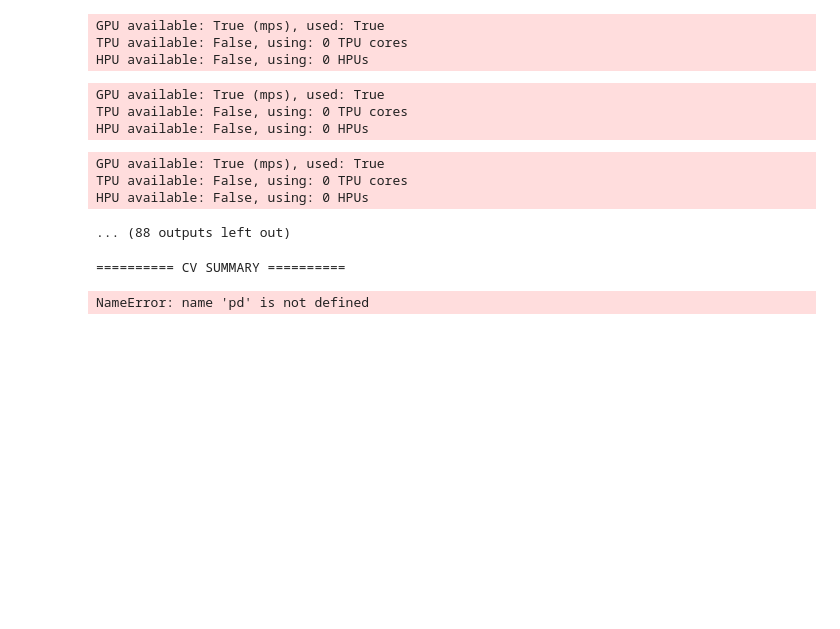
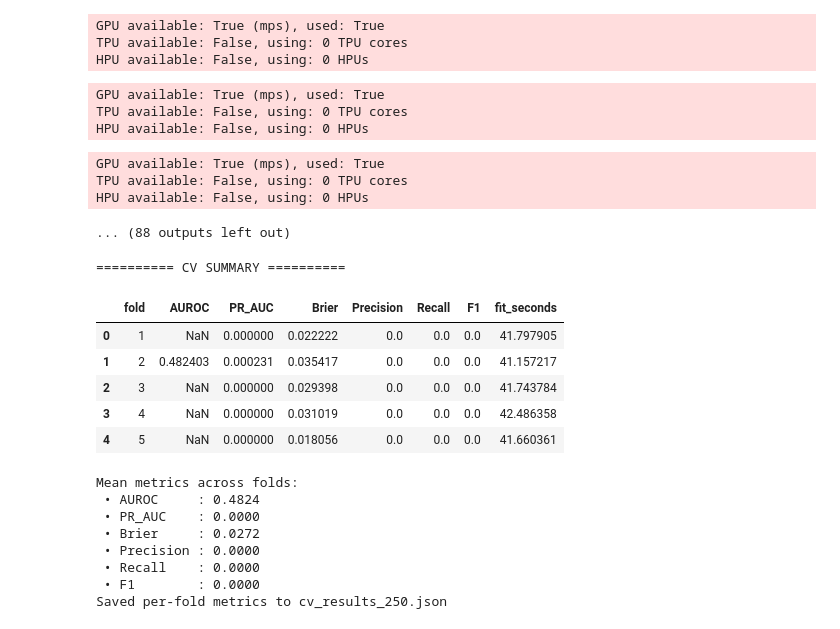
Before and after one commit to senchi-ins/senchi, a Jupyter notebook: experiments/leak_model/data/model/TCN_model.ipynb, the cells around one changed output. Drawn from its saved outputs; the diff is of its cells as text; code cells hidden in the pictures; blank space fills up the shorter version.

```diff
--- a/experiments/leak_model/data/model/TCN_model.ipynb
+++ b/experiments/leak_model/data/model/TCN_model.ipynb
@@ -904,12 +918,12 @@ print(f"Total houses: {len(house_ids)}")
 Total houses: 900
 # %%
 # CV configuration
-outer_cv = GroupKFold(n_splits=5)
+outer_cv = StratifiedKFold(n_splits=5)
 # inner_cv = TimeSeriesSplit(n_splits=6, test_size=96, gap=96) # Not used
 
 # TCN hyper-parameters
 INPUT_CHUNK  = 7 * 96 # 1 week history
-OUTPUT_CHUNK = 96 # 24 h forecast horizon
+OUTPUT_CHUNK = 24 # 6h forecast horizon
 N_EPOCHS = 20
 BATCH_SIZE = 32
 NUM_LAYERS = 3
@@ -991,7 +1005,7 @@ def run_outer_fold(train_idx, test_idx, fold_no):
             past_covariates=train_feats,
             val_series=val_targs,
             val_past_covariates=val_feats,
-            max_samples_per_ts=500,
+            max_samples_per_ts=5,
             verbose=True)
     fit_secs = time.time() - t0
 
@@ -1012,7 +1026,7 @@ def run_outer_fold(train_idx, test_idx, fold_no):
 
     auc = roc_auc_score(y_true, y_pred)
     pr_auc = average_precision_score(y_true, y_pred)
-    nll = log_loss(y_true, y_pred)
+    #nll = log_loss(y_true, y_pred)
     brier = brier_score_loss(y_true, y_pred)
 
     y_pred_bin = (np.asarray(y_pred) >= 0.5).astype(int)
@@ -1021,14 +1035,28 @@ def run_outer_fold(train_idx, test_idx, fold_no):
     f1 = f1_score(y_true, y_pred_bin, zero_division=0)
     print(
         f"Fold {fold_no} | AUROC {auc:.4f}  PR-AUC {pr_auc:.4f}  "
-        f"LogLoss {nll:.4f}  Brier {brier:.4f}\n"
+        #f"LogLoss {nll:.4f}  Brier {brier:.4f}\n"
         f"           Precision {precision:.3f}  Recall {recall:.3f}  F1 {f1:.3f}  "
         f"(fit {fit_secs/60:.1f} min)"
     )
-    # save model weights
-    model.save(f"weights/tcn_fold{fold_no}.pt")
 
-    print(f"Saved model to wights/tcn_fold{fold_no}.pt")
+    total_houses = len(house_ids)  # Total houses in dataset
+    train_houses = len(train_idx)  # Houses used for training
+    test_houses = len(test_idx)    # Houses used for testing
+
+    # Create timestamp and folder name with dataset info
+    timestamp = datetime.now().strftime("%Y%m%d_%H%M%S")
+    folder_name = f"{folder_timestamp}/{fold_no}"
+    folder_path = f"weights/{folder_name}"
+
+    # Create the folder
+    os.makedirs(folder_path, exist_ok=True)
+
+    # Save the model
+    model.save(f"{folder_path}/tcn_fold{fold_no}_{timestamp}.pt")
+
+    print(f"Saved model to {folder_path}/tcn_fold{fold_no}_{timestamp}.pt")
+
     # Clean-up
     del model
     gc.collect()
@@ -1037,7 +1065,7 @@ def run_outer_fold(train_idx, test_idx, fold_no):
         "fold": fold_no,
         "AUROC": auc,
         "PR_AUC": pr_auc,
-        "LogLoss": nll,
+        #"LogLoss": nll,
         "Brier": brier,
         "Precision": precision,
         "Recall": recall,
@@ -1047,8 +1084,9 @@ def run_outer_fold(train_idx, test_idx, fold_no):
 # %%
 results = []
+house_labels = np.array([int(ts.values()[:, 0].any()) for ts in house_target_series.values()])
 
 for fold_no, (train_idx, test_idx) in enumerate(
-        outer_cv.split(house_ids, groups=house_ids), start=1):
+        outer_cv.split(X=house_ids, y=house_labels, groups=house_ids), start=1):
     print(f"\n===== OUTER FOLD {fold_no}/5 "
           f"— train houses {len(train_idx)}, test houses {len(test_idx)} =====")
     fold_result = run_outer_fold(train_idx, test_idx, fold_no)
@@ -1106,19 +1144,33 @@ HPU available: False, using: 0 HPUs
 # %%
 print("\n========== CV SUMMARY ==========")
 summary_df = pd.DataFrame(results)
 display(summary_df)
 
-metric_cols = ["AUROC", "PR_AUC", "LogLoss", "Brier",
+metric_cols = ["AUROC", "PR_AUC", #"LogLoss",
+                "Brier",
                "Precision", "Recall", "F1"]
 
 mean_vals = summary_df[metric_cols].mean()
 print("Mean metrics across folds:")
 for m, v in mean_vals.items():
     print(f" • {m:10s}: {v:.4f}")
 
 # Save with all columns
 summary_df.to_json("cv_results_250.json", orient="records", indent=2)
 print("Saved per-fold metrics to cv_results_250.json")
 # %% [output]
 ========== CV SUMMARY ==========
+|  | fold | AUROC | PR_AUC | Brier | Precision | Recall | F1 | fit_seconds |
+| 0 | 1 | NaN | 0.000000 | 0.022222 | 0.0 | 0.0 | 0.0 | 41.797905 |
+| 1 | 2 | 0.482403 | 0.000231 | 0.035417 | 0.0 | 0.0 | 0.0 | 41.157217 |
+| 2 | 3 | NaN | 0.000000 | 0.029398 | 0.0 | 0.0 | 0.0 | 41.743784 |
+| 3 | 4 | NaN | 0.000000 | 0.031019 | 0.0 | 0.0 | 0.0 | 42.486358 |
+| 4 | 5 | NaN | 0.000000 | 0.018056 | 0.0 | 0.0 | 0.0 | 41.660361 |
-NameError: name 'pd' is not defined
+Mean metrics across folds:
+ • AUROC     : 0.4824
+ • PR_AUC    : 0.0000
+ • Brier     : 0.0272
+ • Precision : 0.0000
+ • Recall    : 0.0000
+ • F1        : 0.0000
+Saved per-fold metrics to cv_results_250.json
```
Also changed, not shown: parts of 10 cells of this notebook, 25 other files.
